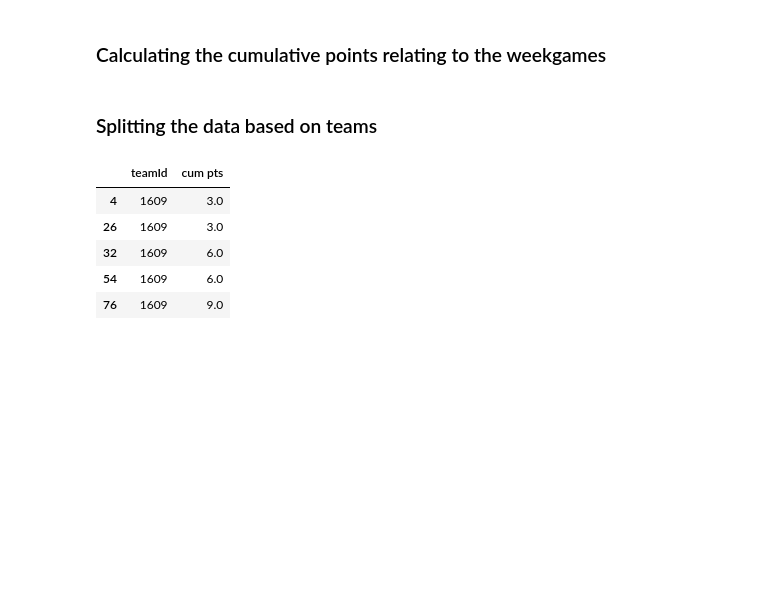
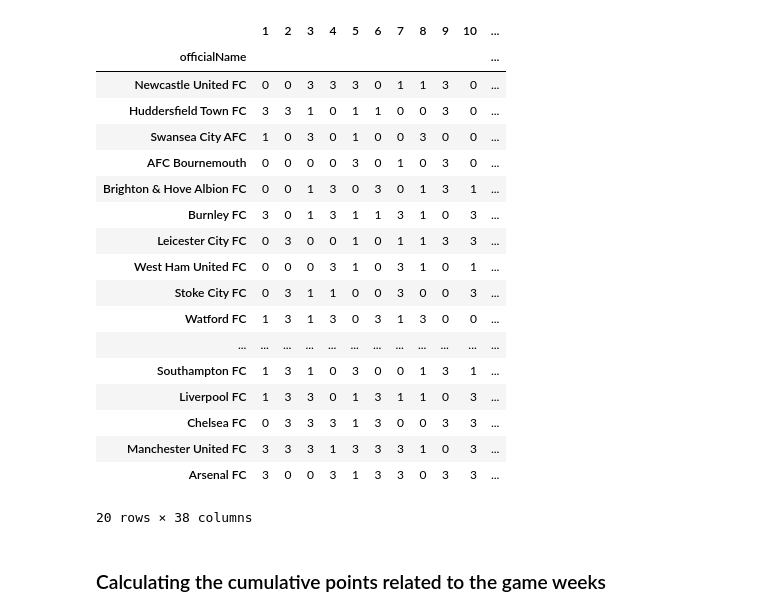
Before and after one commit to yuuko97/ADM_HW2, a Jupyter notebook: RQ1.ipynb, the cells around one changed output. Cells and saved outputs as stored; diff of their text form; code cells hidden in the pictures; blank space fills up the shorter version.

```diff
--- a/RQ1.ipynb
+++ b/RQ1.ipynb
@@ -85,0 +38,7 @@ data.drop(columns=['final score'],inplace=True)
+# %%
+notEng = []
+for i in range(len(teams)):
+    if (teams.loc[i,'area']['alpha3code'] != 'XEN' and teams.loc[i,'area']['alpha3code'] != 'XWA') or teams.loc[i,'type'] != 'club':
+        notEng += [i]
+teams.drop(notEng,inplace=True)
+teams.head()
@@ -85,0 +52,2 @@ data.drop(columns=['final score'],inplace=True)
+# %%
+Teams = teams['officialName']
@@ -85,0 +57,5 @@ data.drop(columns=['final score'],inplace=True)
+# %%
+num_weeks = matches['gameweek'].max()
+gameweeks = list(range(1, num_weeks+1))
+result = pd.DataFrame(index=Teams,columns=gameweeks)
+result.head()
@@ -102,2 +89,37 @@ team = pd.Series.to_dict(teams.iloc[0])
+# %%
+length = len(matches)
+for i in range(length):
+    g_week = matches.loc[i,'gameweek']
+    id1,id2 = list(map(int,matches.loc[i,'teamsData'].keys()))
+    if not matches.loc[i,'winner']:
+        result.loc[team[id1], g_week] = result.loc[team[id2], g_week] = 1
+    elif matches.loc[i,'winner'] == id1:
+        result.loc[team[id1], g_week] = 3
+        result.loc[team[id2], g_week] = 0
+    else:
+        result.loc[team[id1], g_week] = 0
+        result.loc[team[id2], g_week] = 3
+# %%
+result # at this point, we have the points gained per match per team, sorted by time
+# %% [output]
+|  | 1 | 2 | 3 | 4 | 5 | 6 | 7 | 8 | 9 | 10 | ... |
+| officialName |  |  |  |  |  |  |  |  |  |  | ... |
+| Newcastle United FC | 0 | 0 | 3 | 3 | 3 | 0 | 1 | 1 | 3 | 0 | ... |
+| Huddersfield Town FC | 3 | 3 | 1 | 0 | 1 | 1 | 0 | 0 | 3 | 0 | ... |
+| Swansea City AFC | 1 | 0 | 3 | 0 | 1 | 0 | 0 | 3 | 0 | 0 | ... |
+| AFC Bournemouth | 0 | 0 | 0 | 0 | 3 | 0 | 1 | 0 | 3 | 0 | ... |
+| Brighton & Hove Albion FC | 0 | 0 | 1 | 3 | 0 | 3 | 0 | 1 | 3 | 1 | ... |
+| Burnley FC | 3 | 0 | 1 | 3 | 1 | 1 | 3 | 1 | 0 | 3 | ... |
+| Leicester City FC | 0 | 3 | 0 | 0 | 1 | 0 | 1 | 1 | 3 | 3 | ... |
+| West Ham United FC | 0 | 0 | 0 | 3 | 1 | 0 | 3 | 1 | 0 | 1 | ... |
+| Stoke City FC | 0 | 3 | 1 | 1 | 0 | 0 | 3 | 0 | 0 | 3 | ... |
+| Watford FC | 1 | 3 | 1 | 3 | 0 | 3 | 1 | 3 | 0 | 0 | ... |
+| ... | ... | ... | ... | ... | ... | ... | ... | ... | ... | ... | ... |
+| Southampton FC | 1 | 3 | 1 | 0 | 3 | 0 | 0 | 1 | 3 | 1 | ... |
+| Liverpool FC | 1 | 3 | 3 | 0 | 1 | 3 | 1 | 1 | 0 | 3 | ... |
+| Chelsea FC | 0 | 3 | 3 | 3 | 1 | 3 | 0 | 0 | 3 | 3 | ... |
+| Manchester United FC | 3 | 3 | 3 | 1 | 3 | 3 | 3 | 1 | 0 | 3 | ... |
+| Arsenal FC | 3 | 0 | 0 | 3 | 1 | 3 | 3 | 0 | 3 | 3 | ... |
+20 rows × 38 columns
 # %% [markdown]
-### Calculating the cumulative points relating to the weekgames
+### Calculating the cumulative points related to the game weeks
@@ -108,13 +125,0 @@ data.drop(columns=['points'], inplace=True)
-# %% [markdown]
-### Splitting the data based on teams
-# %%
-dfs = [x for _, x in data.groupby('teamId')]
-tot_weeks = len(dfs[0])
-dfs[0].head()
-# %% [output]
-|  | teamId | cum pts |
-| 4 | 1609 | 3.0 |
-| 26 | 1609 | 3.0 |
-| 32 | 1609 | 6.0 |
-| 54 | 1609 | 6.0 |
-| 76 | 1609 | 9.0 |
```
Also changed, not shown: parts of 46 cells of this notebook.
